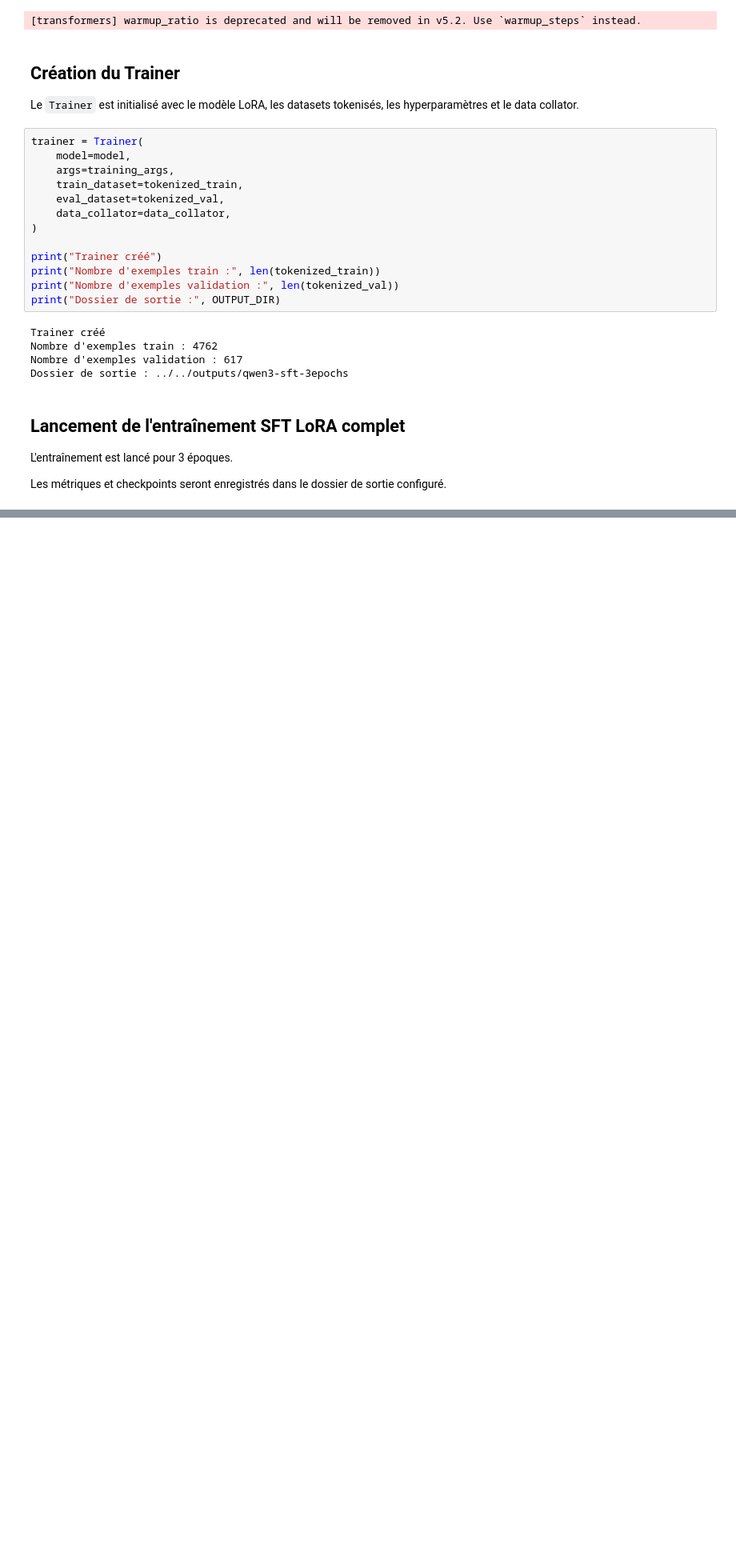
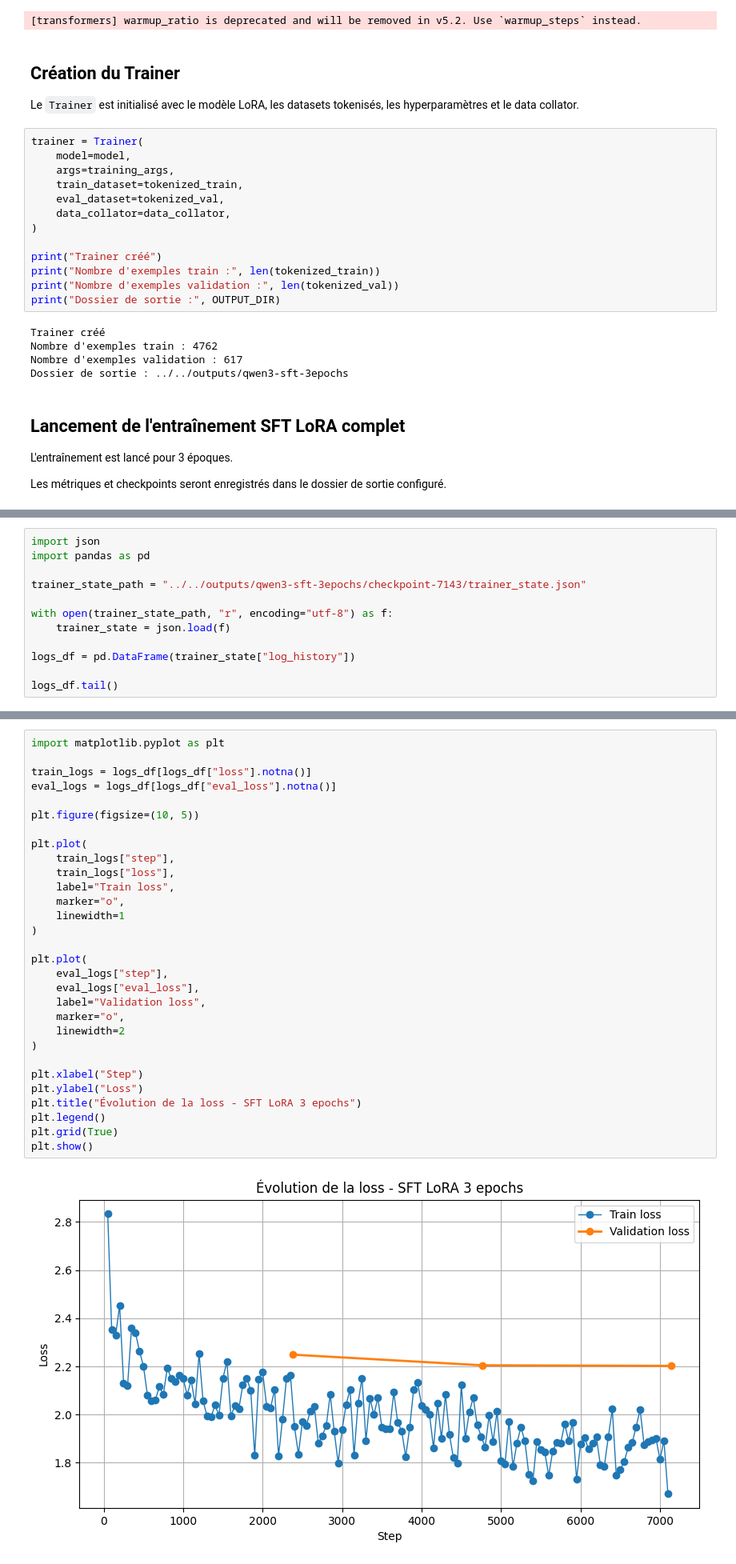
Before and after one commit to CelPri/projet14-triage-medical-ai, a Jupyter notebook: notebooks/training/02_sft_lora_full_run.ipynb, the cells around one changed output, grey strips where cells are left out. Shown at 80% size. Saved outputs shown, nothing was run; the diff lists cells and outputs as text; blank space fills up the shorter version.

```diff
--- a/notebooks/training/02_sft_lora_full_run.ipynb
+++ b/notebooks/training/02_sft_lora_full_run.ipynb
@@ -415,0 +444,12 @@ Compile with `TORCH_USE_CUDA_DSA` to enable device-side assertions.
+# %%
+import json
+import pandas as pd
+
+trainer_state_path = "../../outputs/qwen3-sft-3epochs/checkpoint-7143/trainer_state.json"
+
+with open(trainer_state_path, "r", encoding="utf-8") as f:
+    trainer_state = json.load(f)
+
+logs_df = pd.DataFrame(trainer_state["log_history"])
+
+logs_df.tail()
@@ -415,0 +469,32 @@ Compile with `TORCH_USE_CUDA_DSA` to enable device-side assertions.
+# %%
+import matplotlib.pyplot as plt
+
+train_logs = logs_df[logs_df["loss"].notna()]
+eval_logs = logs_df[logs_df["eval_loss"].notna()]
+
+plt.figure(figsize=(10, 5))
+
+plt.plot(
+    train_logs["step"],
+    train_logs["loss"],
+    label="Train loss",
+    marker="o",
+    linewidth=1
+)
+
+plt.plot(
+    eval_logs["step"],
+    eval_logs["eval_loss"],
+    label="Validation loss",
+    marker="o",
+    linewidth=2
+)
+
+plt.xlabel("Step")
+plt.ylabel("Loss")
+plt.title("Évolution de la loss - SFT LoRA 3 epochs")
+plt.legend()
+plt.grid(True)
+plt.show()
+# %% [output]
+[figure, added]
```
Also changed, not shown: parts of 13 cells of this notebook, 4 other files.
